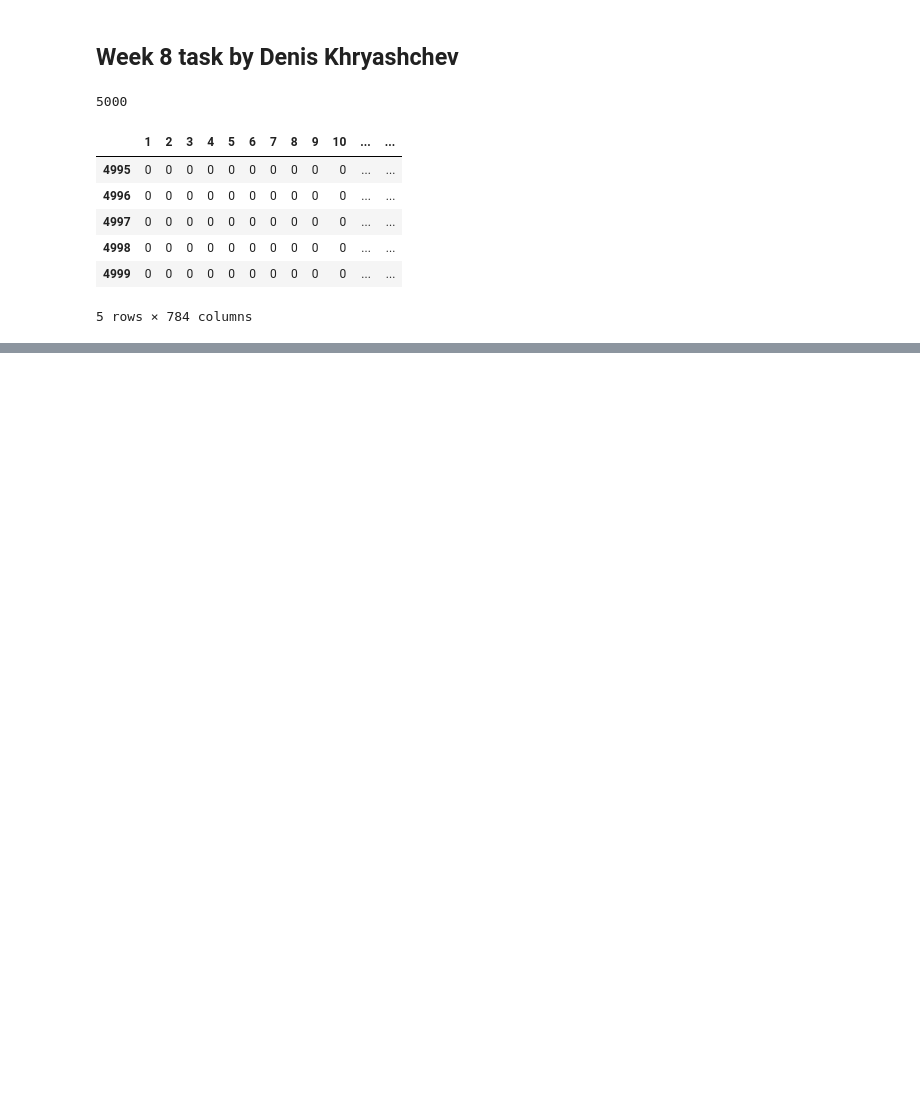
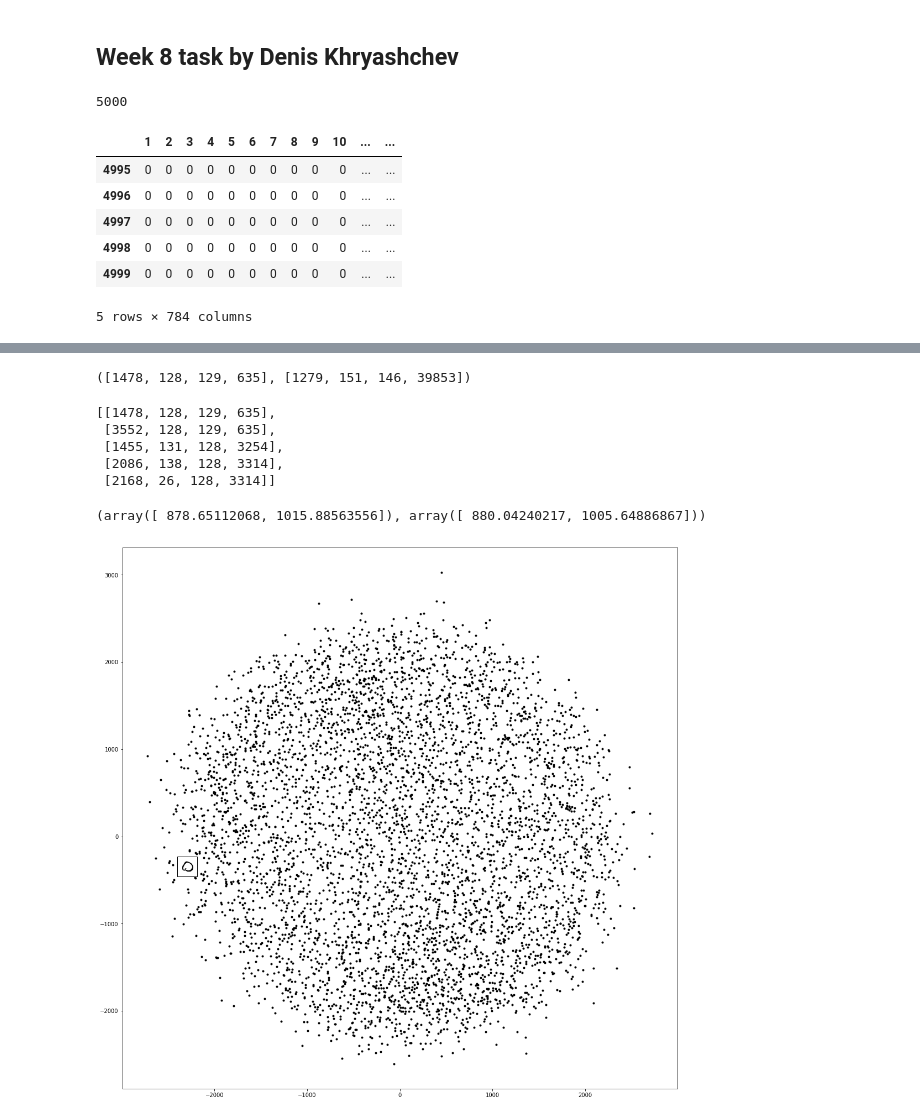
Before and after one commit to Cuspian/data_mining_class, a Jupyter notebook: w8task.ipynb, the cells around one changed output, grey strips where cells are left out. Saved outputs shown, nothing was run; the diff lists cells and outputs as text; code cells hidden in the pictures; blank space fills up the shorter version.

Commit message:
Added geospatial sorting for plotting

```diff
--- a/w8task.ipynb
+++ b/w8task.ipynb
@@ -48,6 +53,6 @@ X = zero.as_matrix()
 # %%
 # MDS  embedding of the digits dataset
 clf = manifold.MDS(n_components = 2, n_init = 1, max_iter = 100)
-X_mds = clf.fit_transform(X)
+X_proj = clf.fit_transform(X)
 print("Done. Stress: %f" % clf.stress_)
 # %% [output]
@@ -64,0 +130,31 @@ array([[  159.94407612,  -594.76657171],
+# %%
+min(mappings, key = lambda x: x[-1]), max(mappings, key = lambda x: x[-1])
+# %% [output]
+([1478, 128, 129, 635], [1279, 151, 146, 39853])
+# %%
+mappings[:5]
+# %% [output]
+[[1478, 128, 129, 635],
+ [3552, 128, 129, 635],
+ [1455, 131, 128, 3254],
+ [2086, 138, 128, 3314],
+ [2168, 26, 128, 3314]]
+# %%
+X_proj[1478], X_proj[3552]
+# %% [output]
+(array([ 878.65112068, 1015.88563556]), array([ 880.04240217, 1005.64886867]))
+# %%
+def plot_components(data, proj):
+
+    fig, ax = plt.subplots(figsize = (18, 18))
+
+    ax.plot(proj[:, 0], proj[:, 1], '.k')
+    images = data.reshape(5000, 28, 28)
+    imagebox = offsetbox.AnnotationBbox(
+        offsetbox.OffsetImage(images[100], cmap = "gray_r"),
+                              proj[100])
+    ax.add_artist(imagebox)
+# %%
+plot_components(X, X_proj)
+# %% [output]
+[figure, added]
```
Also changed, not shown: parts of 14 cells of this notebook.
